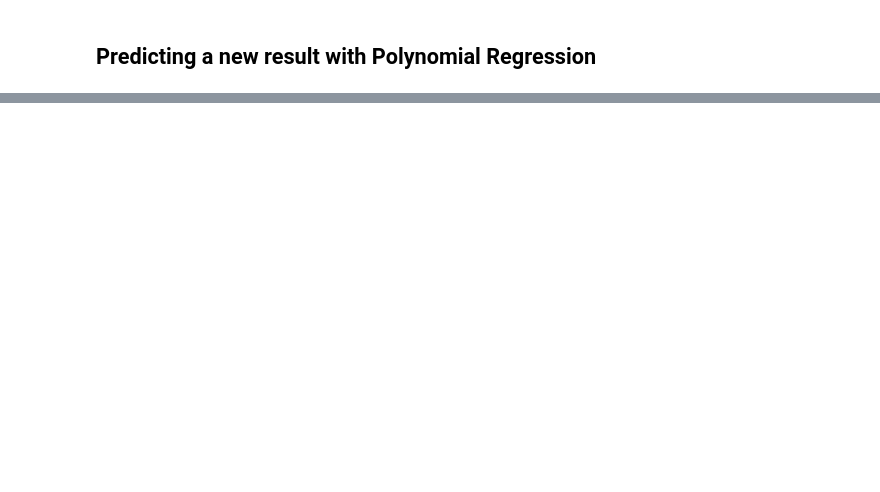
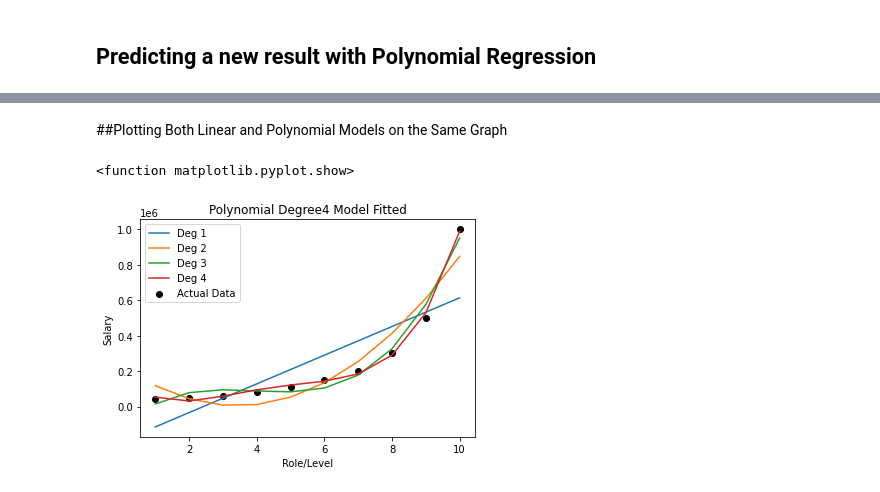
Before and after one commit to rsashna/machineLearningTools, a Jupyter notebook: regressionModels/polynomialReg/Copy_of_polynomial_regression.ipynb, the cells around one changed output, grey strips where cells are left out. Saved outputs shown, nothing was run; the diff lists cells and outputs as text; code cells hidden in the pictures; blank space fills up the shorter version.

```diff
--- a/regressionModels/polynomialReg/Copy_of_polynomial_regression.ipynb
+++ b/regressionModels/polynomialReg/Copy_of_polynomial_regression.ipynb
@@ -196,0 +221,16 @@ plt.show
+# %% [markdown]
+##Plotting Both Linear and Polynomial Models on the Same Graph
+# %%
+plt.scatter(x , y, c='black', label='Actual Data')
+plt.plot(x, y_pred, label='Deg 1')
+plt.plot(x, y_predPolyReg, label='Deg 2')
+plt.plot(x, y_predPolyReg3, label='Deg 3')
+plt.plot(x, y_predPolyReg4, label='Deg 4')
+plt.title('Polynomial Degree4 Model Fitted')
+plt.xlabel('Role/Level')
+plt.ylabel('Salary')
+plt.legend()
+plt.show
+# %% [output]
+<function matplotlib.pyplot.show>
+[figure, added]
```
Also changed, not shown: parts of 3 cells of this notebook.
